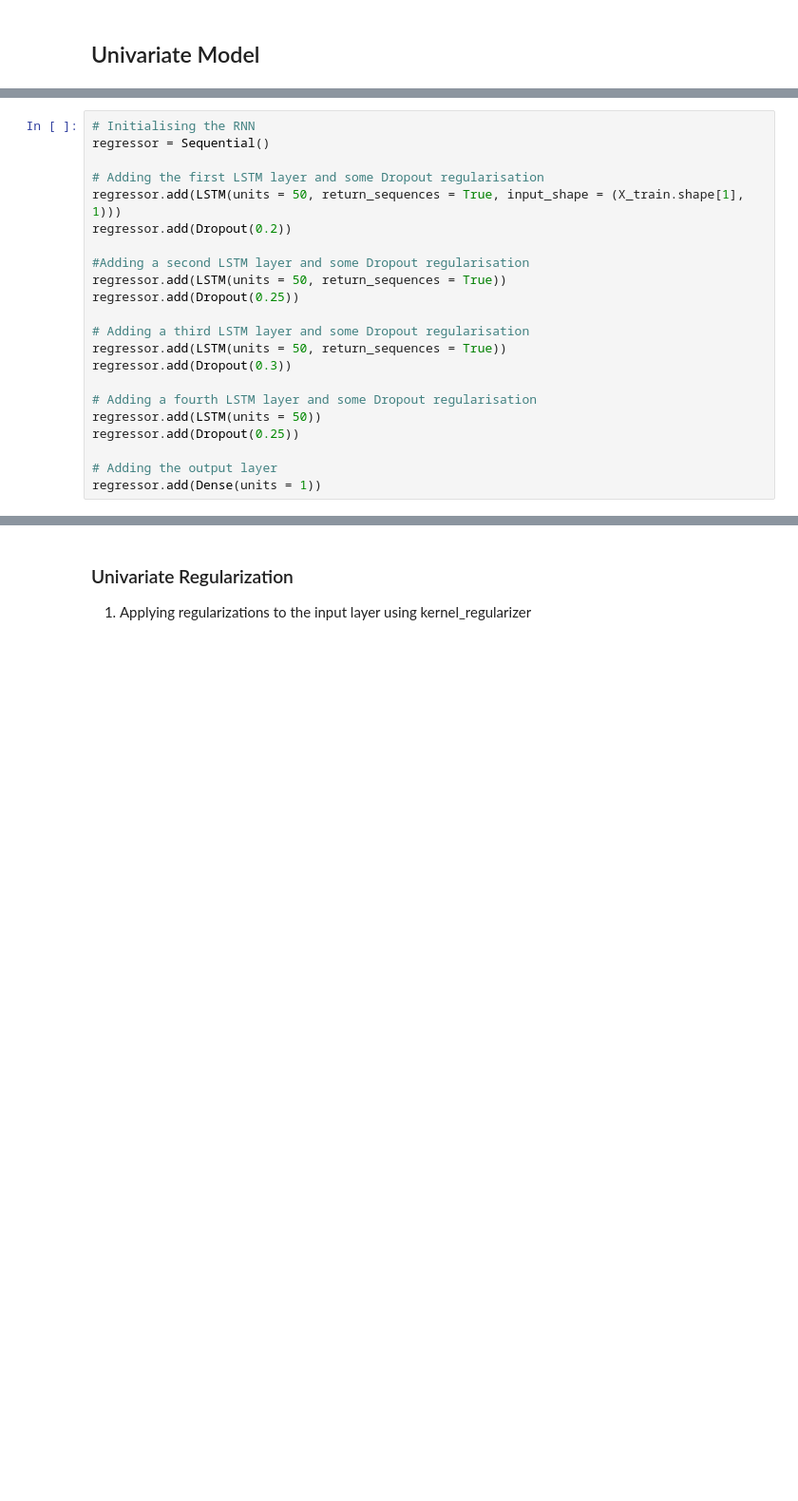
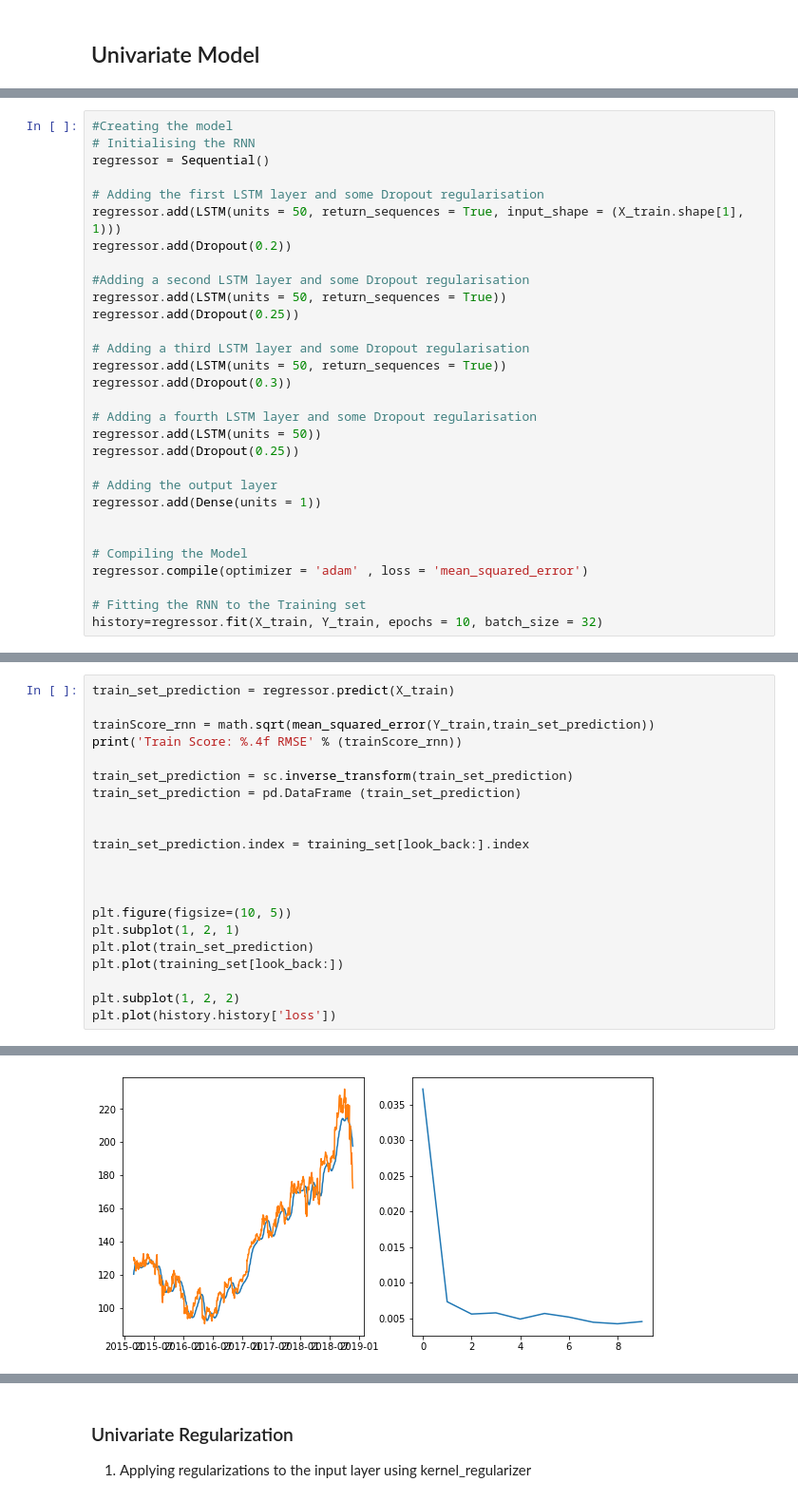
Before and after one commit to Samarmy/CS545TP, a Jupyter notebook: Armstrong-Choudhary-Hua-project.ipynb, the cells around one changed output, grey strips where cells are left out. Shown: that part at 95% size. Cells and saved outputs as stored; diff of their text form; blank space fills up the shorter version.

```diff
--- a/Armstrong-Choudhary-Hua-project.ipynb
+++ b/Armstrong-Choudhary-Hua-project.ipynb
@@ -143,4 +180,5 @@ X_train = np.reshape(X_train, (X_train.shape[0], X_train.shape[1], 1))
 # %%
+#Creating the model
 # Initialising the RNN
 regressor = Sequential()
 
@@ -162,3 +200,10 @@ regressor.add(Dropout(0.25))
 
 # Adding the output layer
 regressor.add(Dense(units = 1))
+
+
+# Compiling the Model
+regressor.compile(optimizer = 'adam' , loss = 'mean_squared_error')
+
+# Fitting the RNN to the Training set
+history=regressor.fit(X_train, Y_train, epochs = 10, batch_size = 32)
@@ -213,0 +235,22 @@ Epoch 10/10
+# %%
+train_set_prediction = regressor.predict(X_train)
+
+trainScore_rnn = math.sqrt(mean_squared_error(Y_train,train_set_prediction))
+print('Train Score: %.4f RMSE' % (trainScore_rnn))
+
+train_set_prediction = sc.inverse_transform(train_set_prediction)
+train_set_prediction = pd.DataFrame (train_set_prediction)
+
+
+train_set_prediction.index = training_set[look_back:].index
+
+
+
+plt.figure(figsize=(10, 5))
+plt.subplot(1, 2, 1)
+plt.plot(train_set_prediction)
+plt.plot(training_set[look_back:])
+
+plt.subplot(1, 2, 2)
+plt.plot(history.history['loss'])
+# %% [output]
@@ -213,0 +259 @@ Epoch 10/10
+[figure, added]
```
Also changed, not shown: parts of 59 cells of this notebook.
